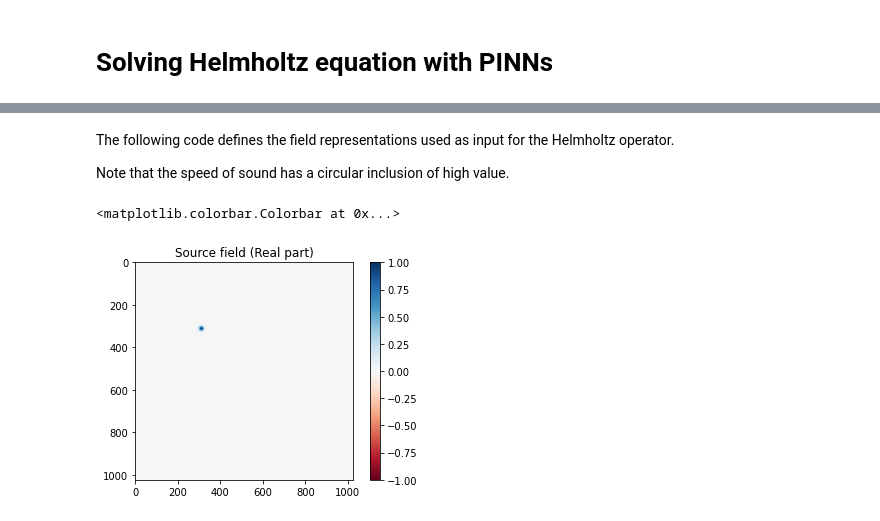
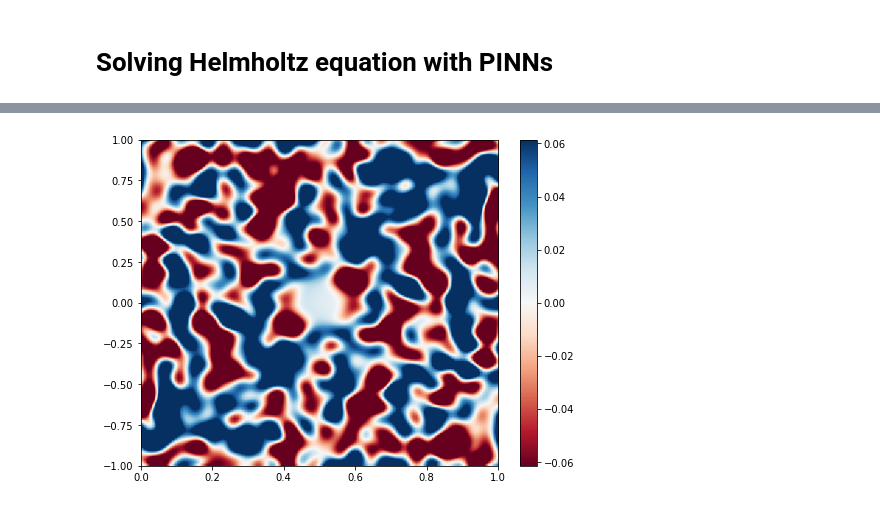
Before and after one commit to ucl-bug/jaxdf, a Jupyter notebook: docs/notebooks/helmholtz_pinn.ipynb, the cells around one changed output, grey strips where cells are left out. Drawn from its saved outputs; the diff is of its cells as text; code cells hidden in the pictures.

```diff
--- a/docs/notebooks/helmholtz_pinn.ipynb
+++ b/docs/notebooks/helmholtz_pinn.ipynb
@@ -13,0 +14,8 @@ First, define the Helmholtz operator with an absorbing PML layer around the doma
+# %%
+def show_field(u):
+    u = u.on_grid
+    maxval = jnp.amax(jnp.abs(u))
+    plt.figure(figsize=(8,6))
+    plt.imshow(u, cmap="RdBu", extent=[0,1,-1,1], vmin=-maxval, vmax=maxval, aspect='auto')
+    plt.colorbar()
+    plt.show()
@@ -108,7 +123,25 @@ def Final(out_dim, C_init=glorot_normal(), b_init=normal()):
         C, b = params
         return jnp.dot(y, C) + b
     return init_fun, apply_fun
+
+init_random_params, predict = stax.serial(
+    First(256),
+    Middle(),
+    Middle(),
+    Middle(),
+    Middle(),
+    Middle(),
+    Middle(),
+    Middle(),
+    Final(2)
+)
+
+def init_params(seed, domain):
+    return init_random_params(seed, (len(domain.N),))[1]
+
+def get_fun(params, x):
+    x = x
+    p = predict(params, x)
+    return jnp.asarray([p[0] + 1j*p[1]])
+
+u = Continuous.from_function(domain, init_params, get_fun, seed)
-# %% [markdown]
-The following code defines the field representations used as input for the Helmholtz operator.
-
-Note that the speed of sound has a circular inclusion of high value.
@@ -169,8 +147,0 @@ c_params, c = c_discr.random_field(seed, name='c')
-# %%
-src_map = src_discr.get_field_on_grid()({})
-plt.imshow(src_map.real, cmap="RdBu", vmax=1, vmin=-1)
-plt.title("Source field (Real part)")
-plt.colorbar()
-# %% [output]
-<matplotlib.colorbar.Colorbar at 0x...>
-[figure, removed]
@@ -180,0 +150,4 @@ global_params = Hu.get_global_params()
+# %%
+show_field(compose(u)(jnp.real))
+# %% [output]
+[figure, added]
```
Also changed, not shown: parts of 18 cells of this notebook, 2 other files.
